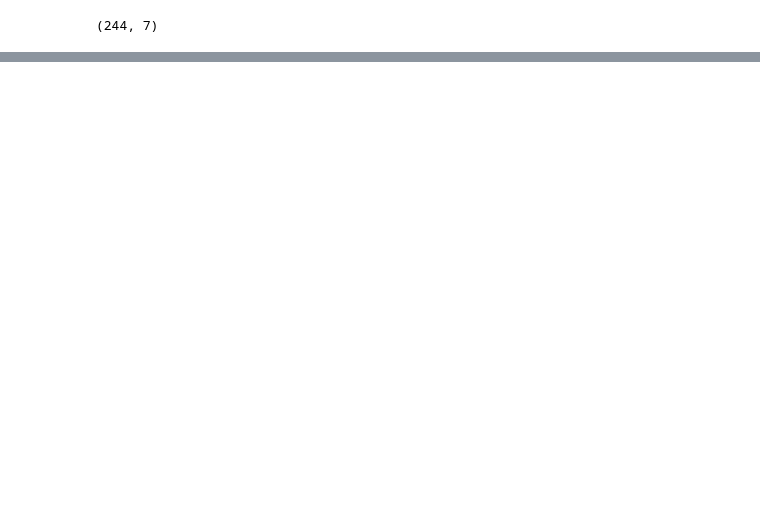
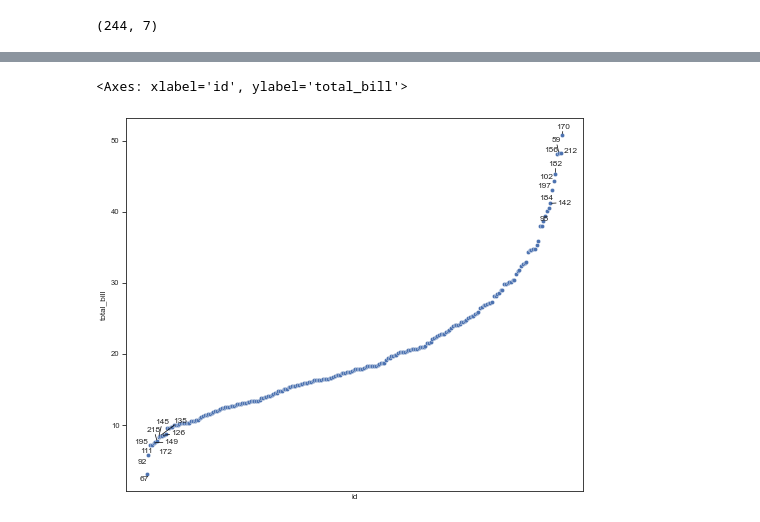
Before and after one commit to sky1ove/kplot, a Jupyter notebook: nbs/index.ipynb, the cells around one changed output, grey strips where cells are left out. Saved outputs shown, nothing was run; the diff lists cells and outputs as text; code cells hidden in the pictures; blank space fills up the shorter version.

```diff
--- a/nbs/index.ipynb
+++ b/nbs/index.ipynb
@@ -263,7 +322,7 @@ from kplot.metrics import plot_rank, get_AUCDF
 import seaborn as sns
 
 # Set up the objects used by the examples below.
-df = sns.load_dataset('tips').dropna().sort_values('total_bill').reset_index(drop=True)
+df = sns.load_dataset('tips')
 df.shape
 # %% [output]
 (244, 7)
@@ -276,2 +333,7 @@ plot_rank(df, x='day', y='total_bill', n_hi=1, n_lo=1)
+# %%
+plot_rank(sort_df, x='id', y='total_bill', n_hi=10, n_lo=10)
+# %% [output]
+<Axes: xlabel='id', ylabel='total_bill'>
+[figure, added]
 # %%
 # Compute the normalized area under an empirical CDF over rank values.
```
Also changed, not shown: parts of 18 cells of this notebook, 19 other files.
